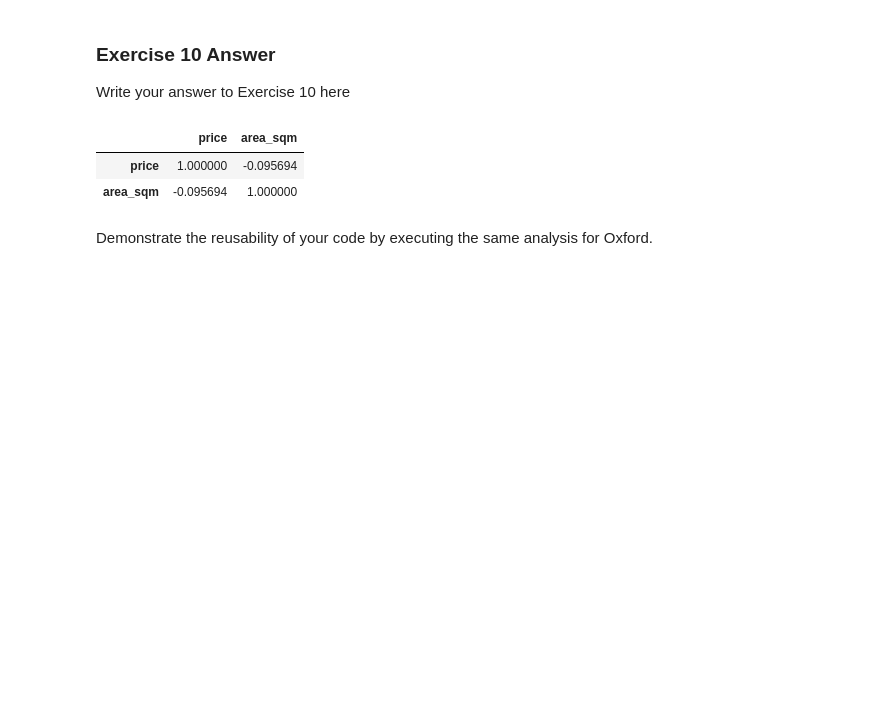
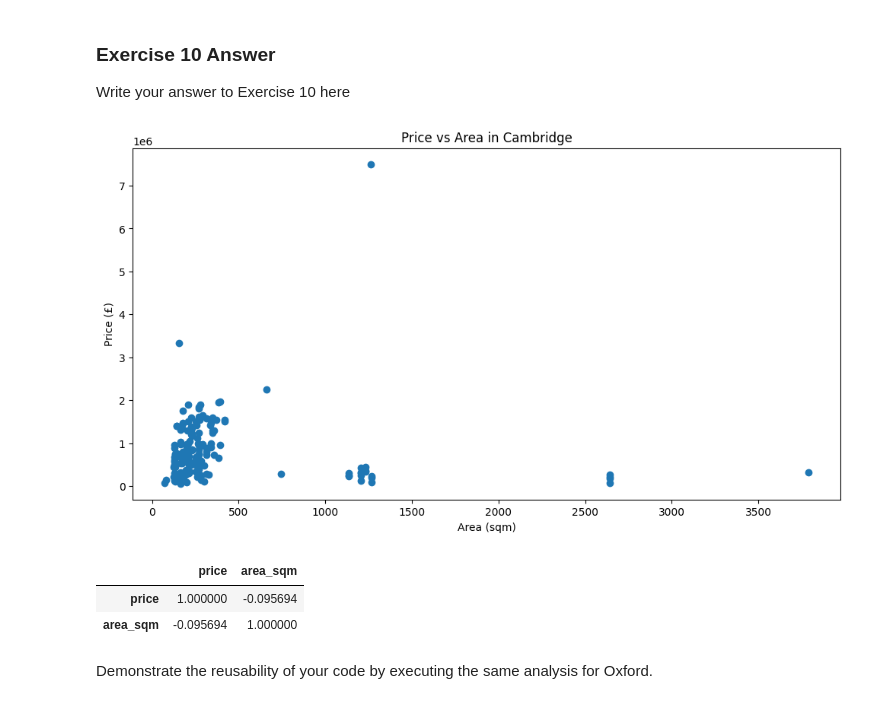
Before and after one commit to Var1377/vl331_ads_2024, a Jupyter notebook: _notebooks/02-access-assess-geospatial.ipynb, the cells around one changed output. Cells and saved outputs as stored; diff of their text form; code cells hidden in the pictures; blank space fills up the shorter version.

```diff
--- a/_notebooks/02-access-assess-geospatial.ipynb
+++ b/_notebooks/02-access-assess-geospatial.ipynb
@@ -872,5 +834,3 @@ this address matching to merge the two dataframes.
 ### Exercise 9 Answer
 
 Write your answer to Exercise 9 here
-# %%
-conn = fynesse.access.create_connection(username, password, url, "ads_2024")
@@ -909,12 +850,28 @@ Visualise the relationships you found.
 ### Exercise 10 Answer
 
 Write your answer to Exercise 10 here
-# %%
-merged[["price", "area_sqm"]].corr()
-# %% [output]
-|  | price | area_sqm |
-| price | 1.000000 | -0.095694 |
-| area_sqm | -0.095694 | 1.000000 |
+# %%
+# plot price vs area_sqm
+plt.figure(figsize=(12, 6))
+plt.scatter(merged["area_sqm"], merged["price"])
+plt.xlabel("Area (sqm)")
+plt.ylabel("Price (£)")
+plt.title("Price vs Area in Cambridge")
+plt.show()
+
+merged[["price", "area_sqm"]].corr()
+
+# There is almost no correlation between price and area_sqm
+# This could be due to the following other factors:
+# - Location
+# - Condition of the property
+# - Date of transfer
+# - Type of property
+# %% [output]
+[figure, added]
+|  | price | area_sqm |
+| price | 1.000000 | -0.095694 |
+| area_sqm | -0.095694 | 1.000000 |
 # %% [markdown]
 Demonstrate the reusability of your code by executing the same analysis
 for Oxford.
```
Also changed, not shown: parts of 13 cells of this notebook, 2 other files.
